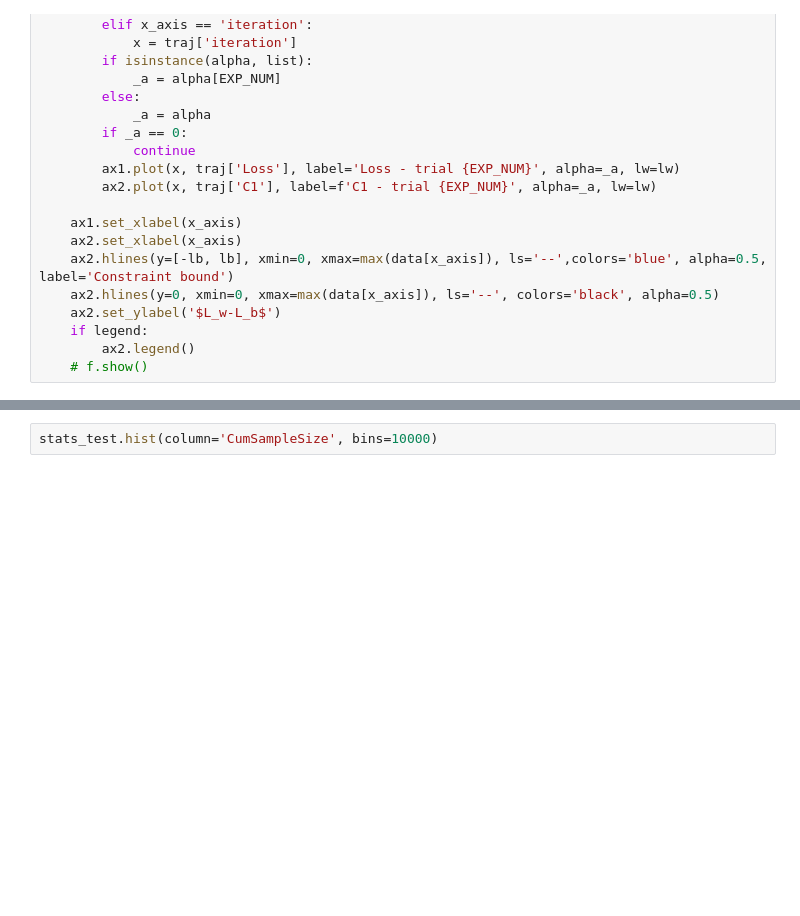
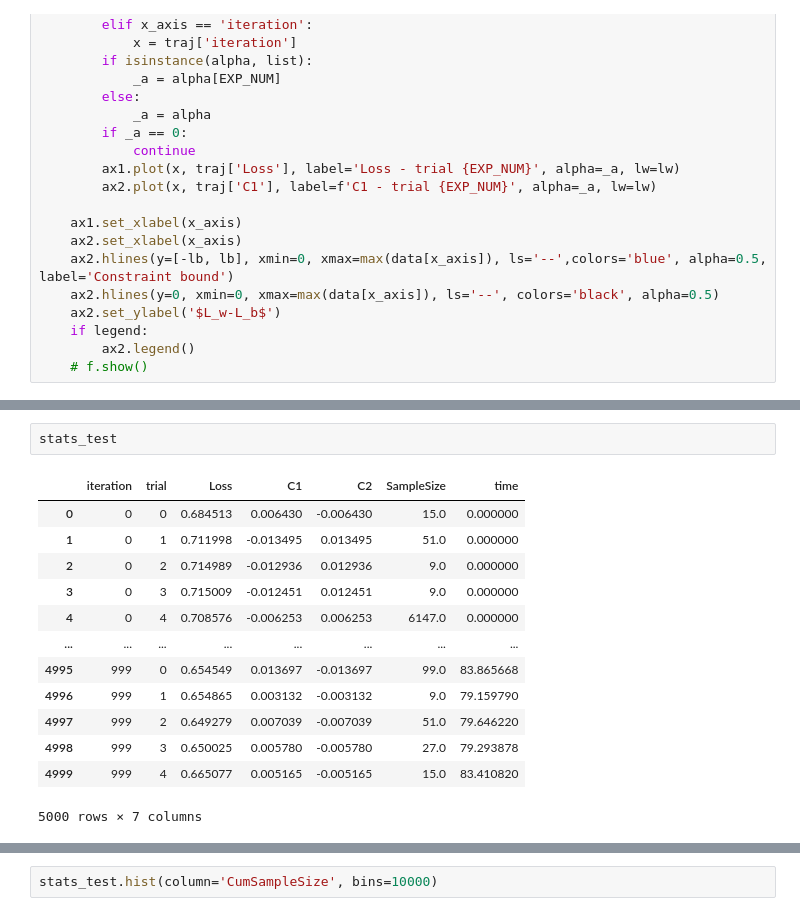
Before and after one commit to GillesBareilles/humancompatible-train, a Jupyter notebook: cons_plots.ipynb, the cells around one changed output, grey strips where cells are left out. Drawn from its saved outputs; the diff is of its cells as text; blank space fills up the shorter version.

```diff
--- a/cons_plots.ipynb
+++ b/cons_plots.ipynb
@@ -113,5 +115,21 @@ min          9.000000
 max      98307.000000
 Name: SampleSize, dtype: float64
+# %%
+stats_test
+# %% [output]
+|  | iteration | trial | Loss | C1 | C2 | SampleSize | time |
+| 0 | 0 | 0 | 0.684513 | 0.006430 | -0.006430 | 15.0 | 0.000000 |
+| 1 | 0 | 1 | 0.711998 | -0.013495 | 0.013495 | 51.0 | 0.000000 |
+| 2 | 0 | 2 | 0.714989 | -0.012936 | 0.012936 | 9.0 | 0.000000 |
+| 3 | 0 | 3 | 0.715009 | -0.012451 | 0.012451 | 9.0 | 0.000000 |
+| 4 | 0 | 4 | 0.708576 | -0.006253 | 0.006253 | 6147.0 | 0.000000 |
+| ... | ... | ... | ... | ... | ... | ... | ... |
+| 4995 | 999 | 0 | 0.654549 | 0.013697 | -0.013697 | 99.0 | 83.865668 |
+| 4996 | 999 | 1 | 0.654865 | 0.003132 | -0.003132 | 9.0 | 79.159790 |
+| 4997 | 999 | 2 | 0.649279 | 0.007039 | -0.007039 | 51.0 | 79.646220 |
+| 4998 | 999 | 3 | 0.650025 | 0.005780 | -0.005780 | 27.0 | 79.293878 |
+| 4999 | 999 | 4 | 0.665077 | 0.005165 | -0.005165 | 15.0 | 83.410820 |
+5000 rows × 7 columns
 # %%
 plot_separate_trajectories(stats_test, lb, 'iteration', alpha=1)
 # %% [output]
```
Also changed, not shown: parts of 6 cells of this notebook, 31 other files.
